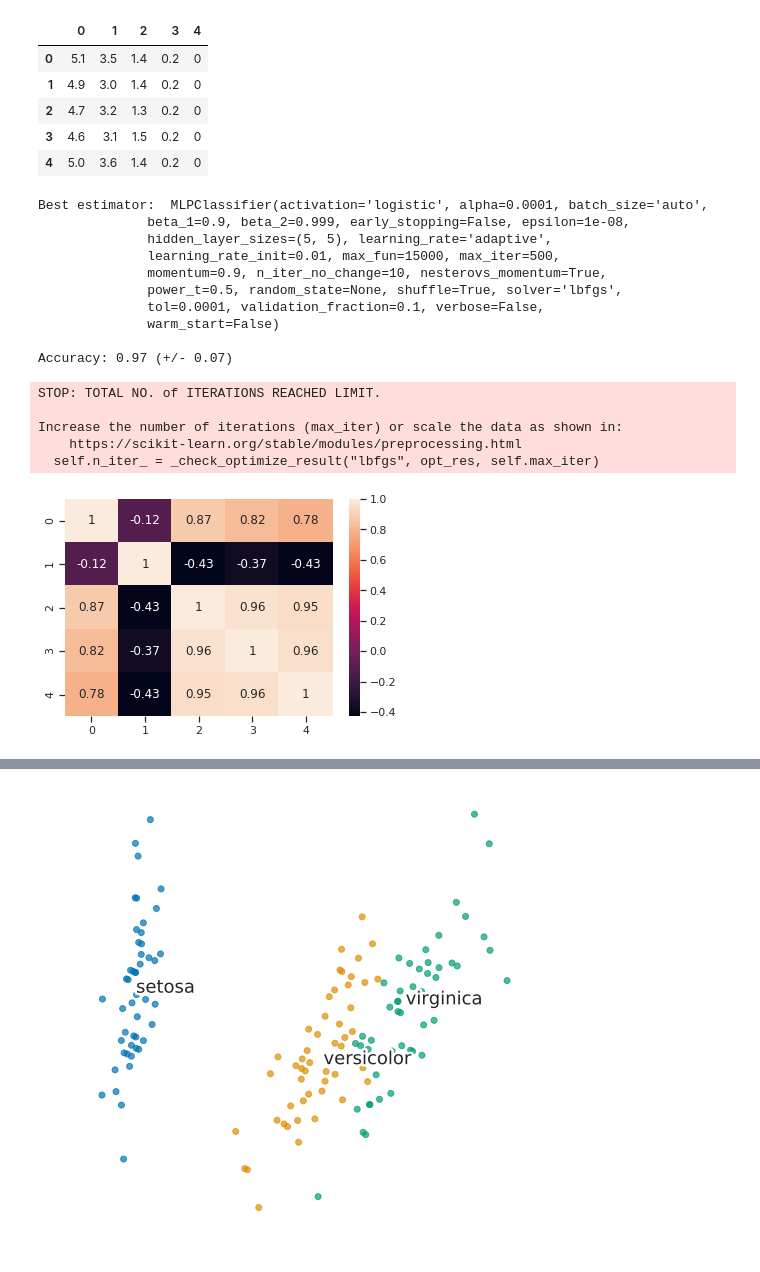
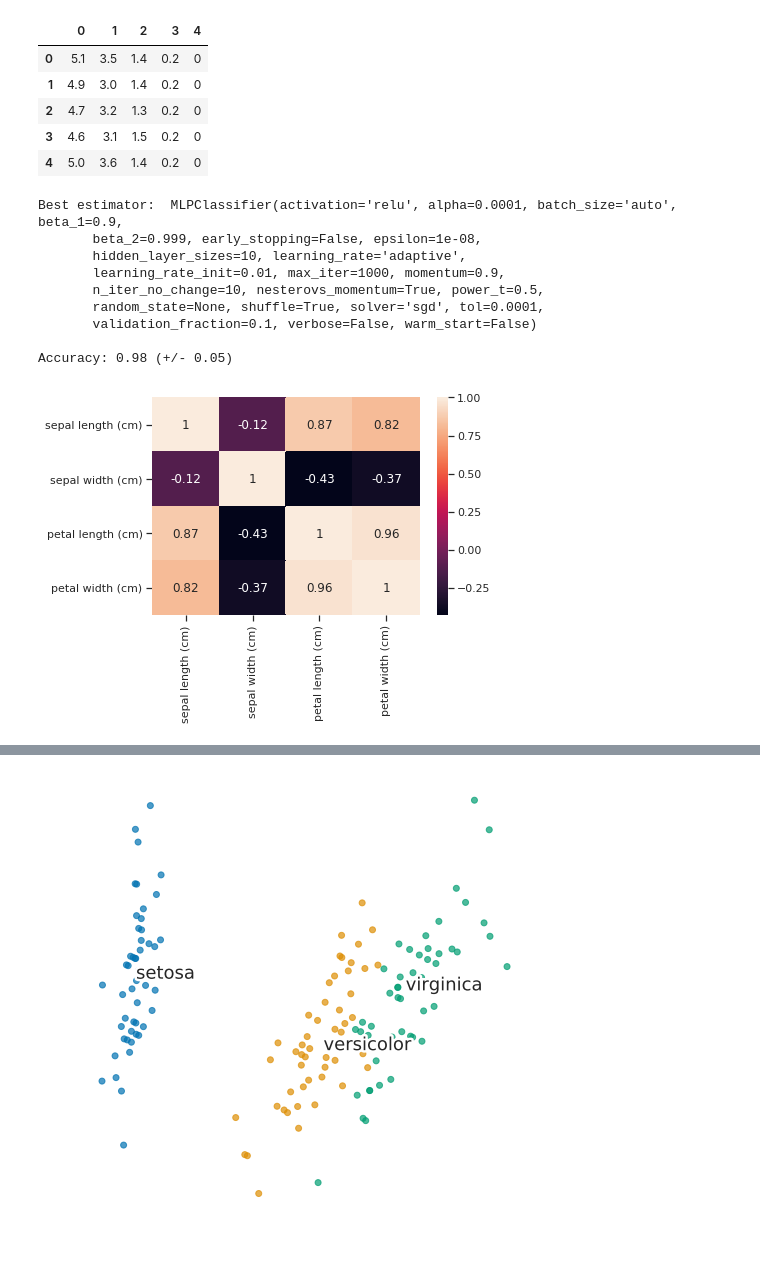
Before and after one commit to Mafidyuz/Presentazione-Reti-Neurali, a Jupyter notebook: mario_cappa/iris/iris.ipynb, the cells around one changed output, grey strips where cells are left out. Saved outputs shown, nothing was run; the diff lists cells and outputs as text; code cells hidden in the pictures.

```diff
--- a/mario_cappa/iris/iris.ipynb
+++ b/mario_cappa/iris/iris.ipynb
@@ -50,41 +53,34 @@ params = {
 }
 
 #MLP di partenza
-mlp = MLPClassifier(activation='logistic', solver='lbfgs', max_iter=500, learning_rate='adaptive')
+mlp = MLPClassifier(activation='relu', solver='sgd', max_iter=1000, learning_rate='adaptive')
 
 #testo i diversi parametri con 5-fold cross validation
-clf = GridSearchCV(mlp, params, n_jobs=-1, cv=5)
+clf = GridSearchCV(mlp, params, n_jobs=-1, cv=5, )
 clf.fit(X, y)
 
 print("Best estimator: ", clf.best_estimator_)
 
 #testo come funziona il migliore stimatore trovato con 5-fold cross validation
-nn = clf.best_estimator_
-scores = cross_val_score(nn, X, y, cv=5)
+scores = cross_val_score(clf, X, y, cv=5)
 print("\nAccuracy: %0.2f (+/- %0.2f)" % (scores.mean(), scores.std() * 2))
 # %% [output]
-Best estimator:  MLPClassifier(activation='logistic', alpha=0.0001, batch_size='auto',
-              beta_1=0.9, beta_2=0.999, early_stopping=False, epsilon=1e-08,
-              hidden_layer_sizes=(5, 5), learning_rate='adaptive',
-              learning_rate_init=0.01, max_fun=15000, max_iter=500,
-              momentum=0.9, n_iter_no_change=10, nesterovs_momentum=True,
-              power_t=0.5, random_state=None, shuffle=True, solver='lbfgs',
-              tol=0.0001, validation_fraction=0.1, verbose=False,
-              warm_start=False)
+Best estimator:  MLPClassifier(activation='relu', alpha=0.0001, batch_size='auto', beta_1=0.9,
+       beta_2=0.999, early_stopping=False, epsilon=1e-08,
+       hidden_layer_sizes=10, learning_rate='adaptive',
+       learning_rate_init=0.01, max_iter=1000, momentum=0.9,
+       n_iter_no_change=10, nesterovs_momentum=True, power_t=0.5,
+       random_state=None, shuffle=True, solver='sgd', tol=0.0001,
+       validation_fraction=0.1, verbose=False, warm_start=False)
 
-Accuracy: 0.97 (+/- 0.07)
+Accuracy: 0.98 (+/- 0.05)
-STOP: TOTAL NO. of ITERATIONS REACHED LIMIT.
-
-Increase the number of iterations (max_iter) or scale the data as shown in:
-    https://scikit-learn.org/stable/modules/preprocessing.html
-  self.n_iter_ = _check_optimize_result("lbfgs", opt_res, self.max_iter)
 # %%
 import matplotlib.pyplot as plt
 import seaborn as sns
 # %%
-sns.heatmap(df.corr(), annot = True)
+sns.heatmap(df[df.columns[:-1]].corr(), annot = True)
 plt.show()
 # %% [output]
-[figure, old version]
+[figure, new version]
 # %%
 df.columns = ['sepal length (cm)',
```
Also changed, not shown: parts of 6 cells of this notebook, 1 other file.
